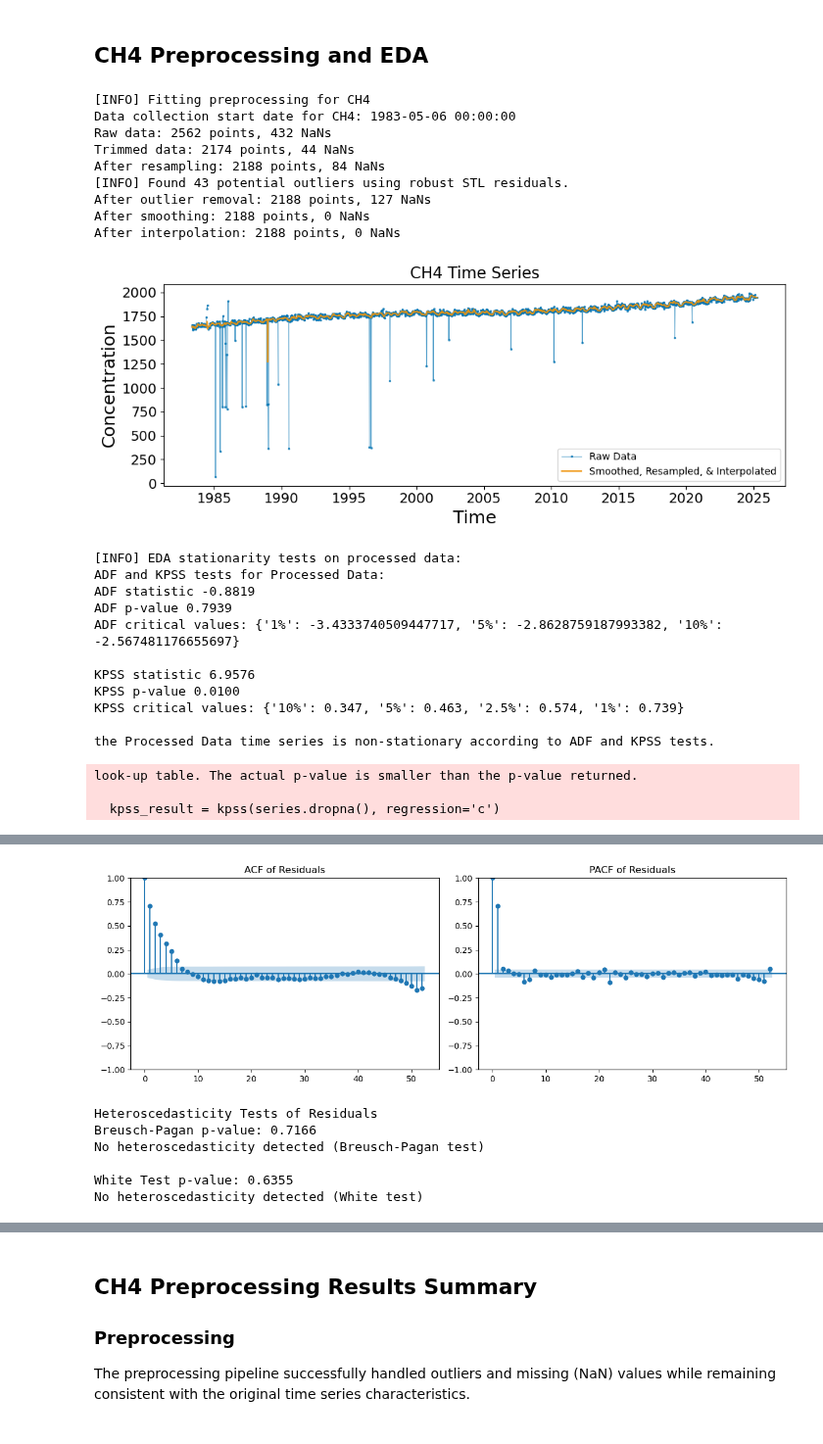
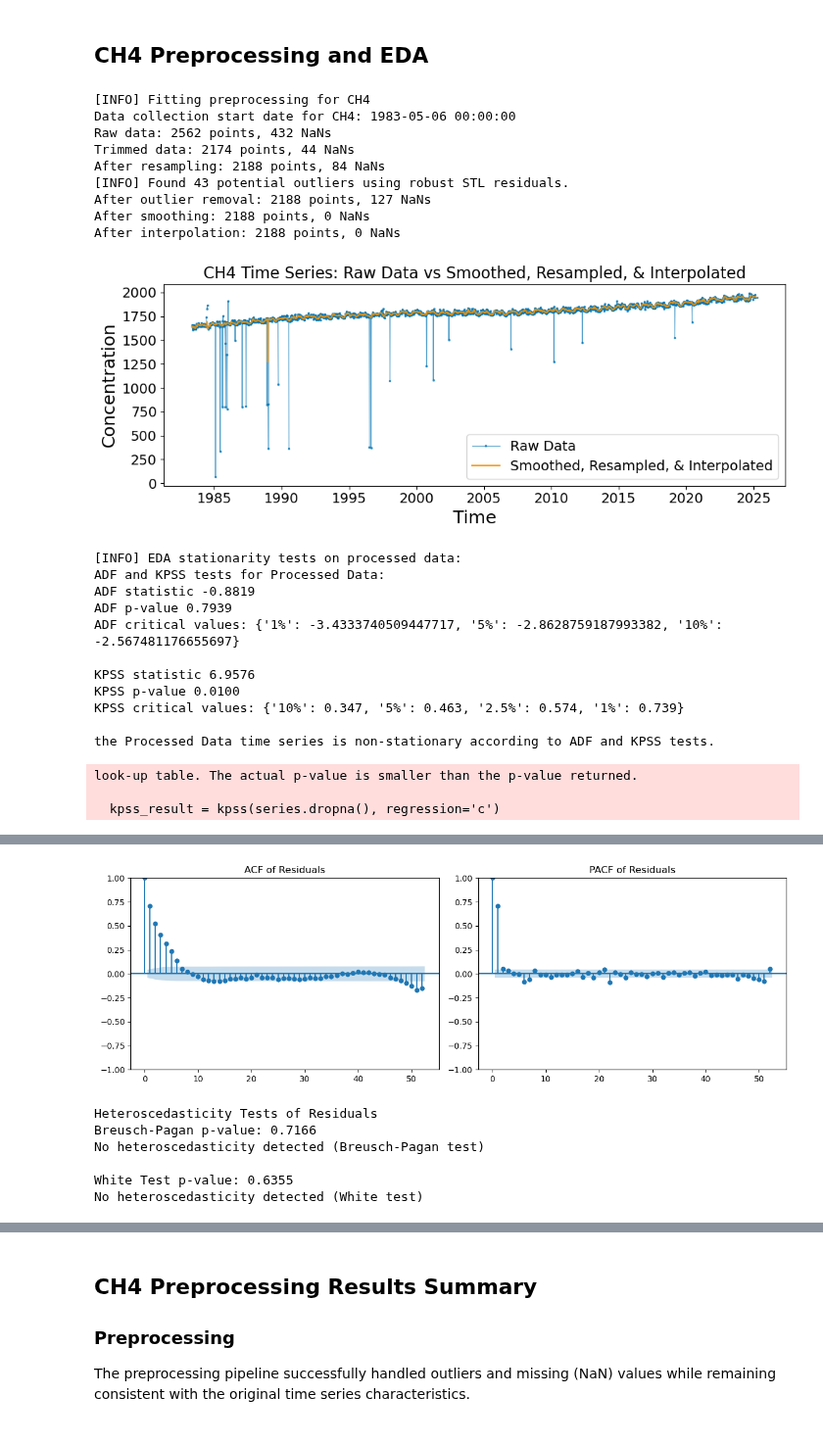
Before and after one commit to apl888/greenhouse-gas-forecasting, a Jupyter notebook: notebooks/3_ch4_preprocessing.ipynb, the cells around one changed output, grey strips where cells are left out. Shown at 98% size. Drawn from its saved outputs; the diff is of its cells as text; code cells hidden in the pictures.

```diff
--- a/notebooks/3_ch4_preprocessing.ipynb
+++ b/notebooks/3_ch4_preprocessing.ipynb
@@ -79,27 +79,26 @@ preprocessor = GasPreprocessor(
 # %%
 # CH4_preprocessor = GasPreprocessor(gas_name='CH4', do_eda=True)
 # CH4_preprocessed = CH4_preprocessor.fit_transform(df_combined)
 
 # Run full preprocessing pipeline
 ch4_preprocessed = preprocessor.fit_transform(
     df[['date', 'CH4']],
-    custom_title='')
-    #custom_title='CH4 Time Series: Raw Data vs Smoothed, Resampled, & Interpolated')
+    custom_title='CH4 Time Series: Raw Data vs Smoothed, Resampled, & Interpolated')
 
 # Show results
 display(ch4_preprocessed.head())
 plt.show()
 # %% [output]
 [INFO] Fitting preprocessing for CH4
 Data collection start date for CH4: 1983-05-06 00:00:00
 Raw data: 2562 points, 432 NaNs
 Trimmed data: 2174 points, 44 NaNs
 After resampling: 2188 points, 84 NaNs
 [INFO] Found 43 potential outliers using robust STL residuals.
 After outlier removal: 2188 points, 127 NaNs
 After smoothing: 2188 points, 0 NaNs
 After interpolation: 2188 points, 0 NaNs
-[figure, old version]
+[figure, new version]
 [INFO] EDA stationarity tests on processed data:
 ADF and KPSS tests for Processed Data:
 ADF statistic -0.8819
```
Also changed, not shown: 1 other file.
